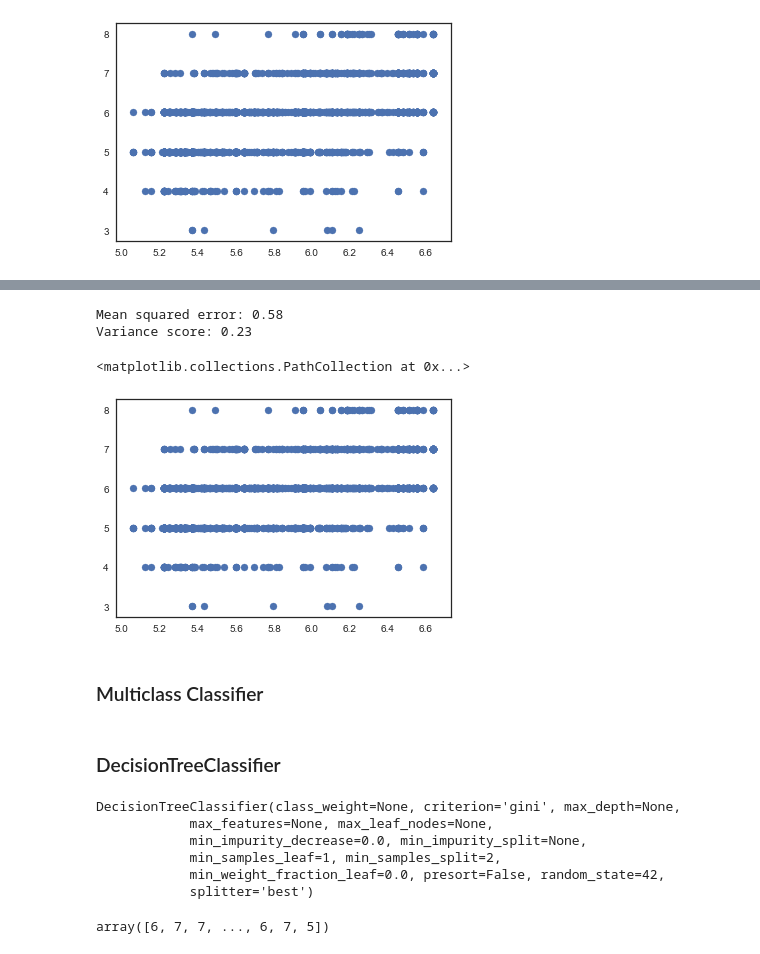
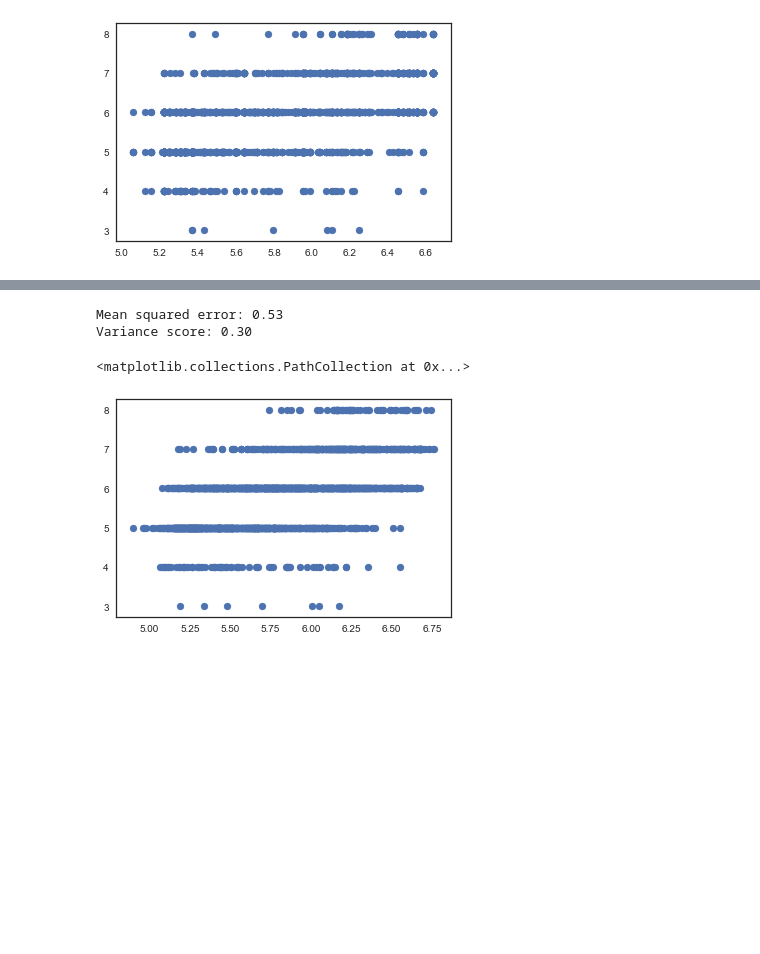
Before and after one commit to bahbbc/wine-quality, a Jupyter notebook: WineQuality.ipynb, the cells around one changed output, grey strips where cells are left out. Drawn from its saved outputs; the diff is of its cells as text; code cells hidden in the pictures; blank space fills up the shorter version.

Commit message:
Fix graph

```diff
--- a/WineQuality.ipynb
+++ b/WineQuality.ipynb
@@ -513,7 +513,7 @@ model_trainer = RandomizedSearchCV(
     n_iter=48,
     estimator=RandomForestRegressor(),
     param_distributions={
-        "criterion": ["mae"],
+        "criterion": ["mse"],
         "n_estimators": [20, 35, 50, 100, 150, 200],
         "max_features": ["log2", "sqrt"],
         "min_samples_split": [.05, .15, .1, .2,],
@@ -521,7 +521,7 @@ model_trainer = RandomizedSearchCV(
         "oob_score": [True],
         "random_state": [42]
     },
-    scoring="neg_mean_absolute_error",
+    scoring="neg_mean_squared_error",
     verbose=True,
     refit=True,
     cv=5,
@@ -547,15 +546,11 @@ print("Mean squared error: %.2f"
 # Explained variance score: 1 is perfect prediction
 print('Variance score: %.2f' % r2_score(yt, yp))
 # %% [output]
-Mean squared error: 0.58
-Variance score: 0.23
+Mean squared error: 0.53
+Variance score: 0.30
 # %%
 # Plot outputs
-plt.scatter(y_pred, y_test)
+plt.scatter(yp, yt)
 # %% [output]
 <matplotlib.collections.PathCollection at 0x...>
-[figure, old version]
+[figure, new version]
-# %% [markdown]
-### Multiclass Classifier
-# %% [markdown]
-### DecisionTreeClassifier
@@ -565,9 +556,0 @@ dtc = DecisionTreeClassifier(random_state=42)
-# %%
-dtc.fit(X_train, y_train)
-# %% [output]
-DecisionTreeClassifier(class_weight=None, criterion='gini', max_depth=None,
-            max_features=None, max_leaf_nodes=None,
-            min_impurity_decrease=0.0, min_impurity_split=None,
-            min_samples_leaf=1, min_samples_split=2,
-            min_weight_fraction_leaf=0.0, presort=False, random_state=42,
-            splitter='best')
@@ -576,4 +556,0 @@ y_pred = dtc.predict(X_test)
-# %%
-y_pred
-# %% [output]
-array([6, 7, 7, ..., 6, 7, 5])
```
Also changed, not shown: parts of 12 cells of this notebook.
